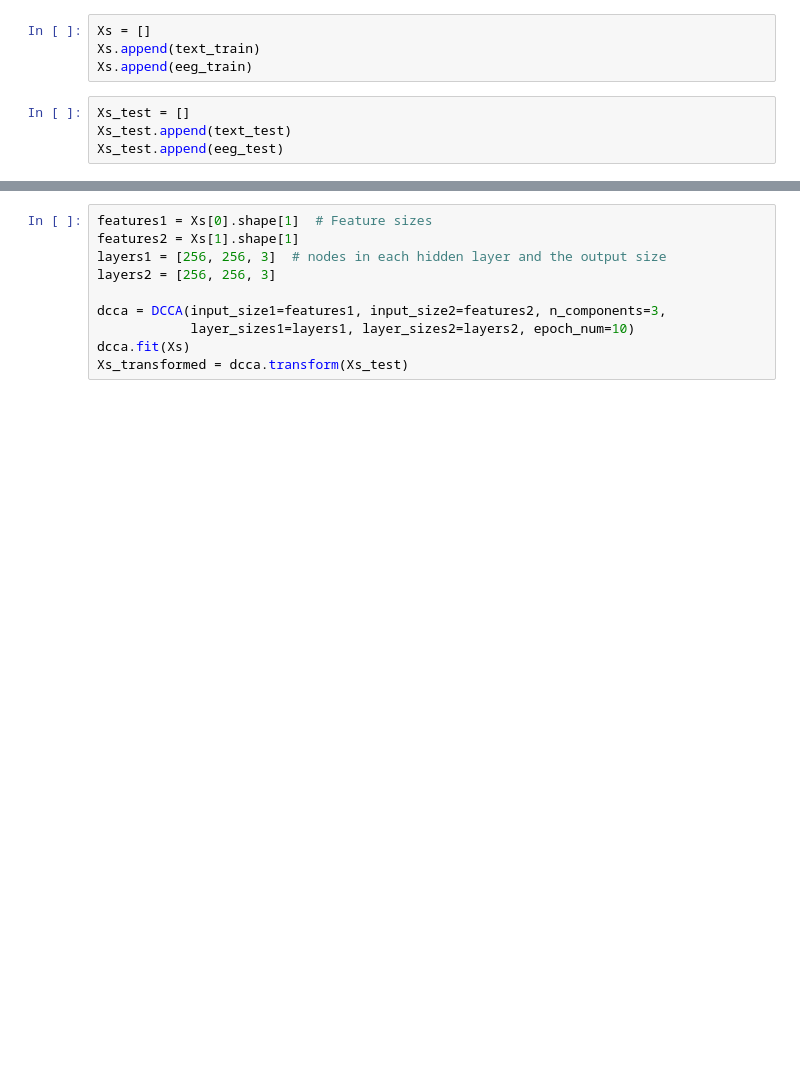
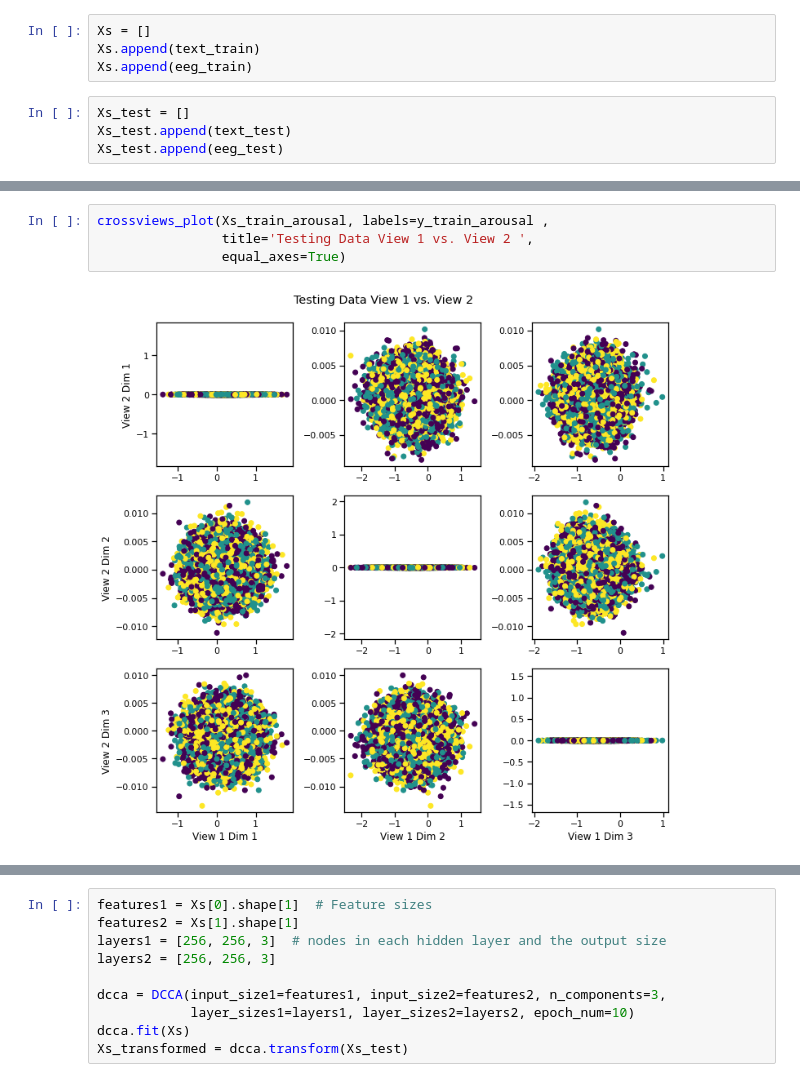
Before and after one commit to saber258/EEG_Text_alignment, a Jupyter notebook: main_trans/view.ipynb, the cells around one changed output, grey strips where cells are left out. Drawn from its saved outputs; the diff is of its cells as text; blank space fills up the shorter version.

```diff
--- a/main_trans/view.ipynb
+++ b/main_trans/view.ipynb
@@ -360,3 +271,9 @@ crossviews_plot(Xs, labels=y_train ,
+# %%
+crossviews_plot(Xs_train_arousal, labels=y_train_arousal ,
+                title='Testing Data View 1 vs. View 2 ',
+                equal_axes=True)
+# %% [output]
+[figure, added]
 # %%
 crossviews_plot([df_train1, df_train2], labels=df_train1_lbl,
                 title='Latent Variable', equal_axes=True)
```
Also changed, not shown: parts of 19 cells of this notebook.
